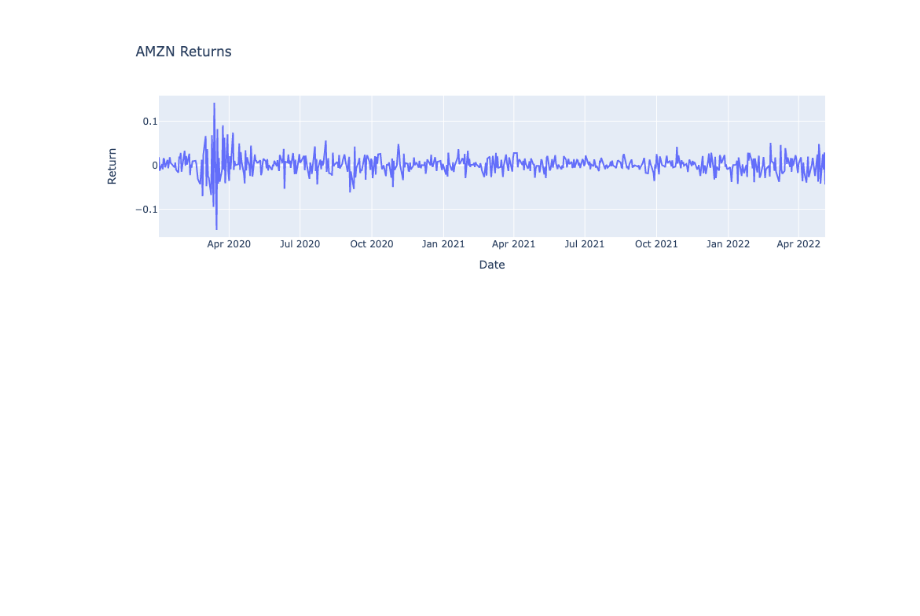
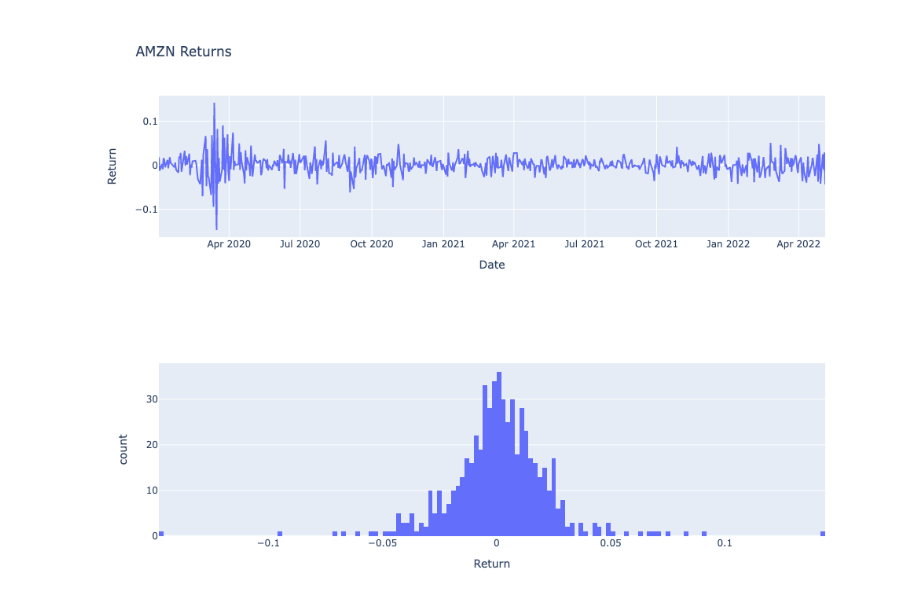
Before and after one commit to Ali-Ahmad9/QuantLib, a Jupyter notebook: python/jupyter/stock_data.ipynb, the cells around one changed output. Drawn from its saved outputs; the diff is of its cells as text; code cells hidden in the pictures; blank space fills up the shorter version.

```diff
--- a/python/jupyter/stock_data.ipynb
+++ b/python/jupyter/stock_data.ipynb
@@ -53,3 +54,8 @@ fig = px.line(stock_prices, x=stock_prices.index, y='Return', title=f'{ticker} R
 fig.show()
 # %% [output]
 [figure]
+# %%
+fig = px.histogram(stock_prices, x="Return", nbins=200)
+fig.show()
+# %% [output]
+[figure, added]
```
Also changed, not shown: parts of 1 cell of this notebook, 2 other files.
